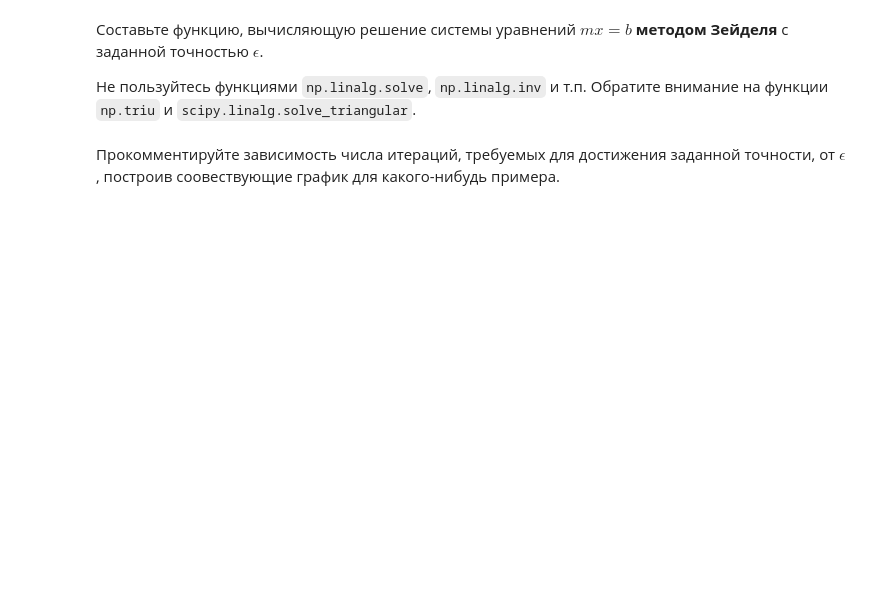
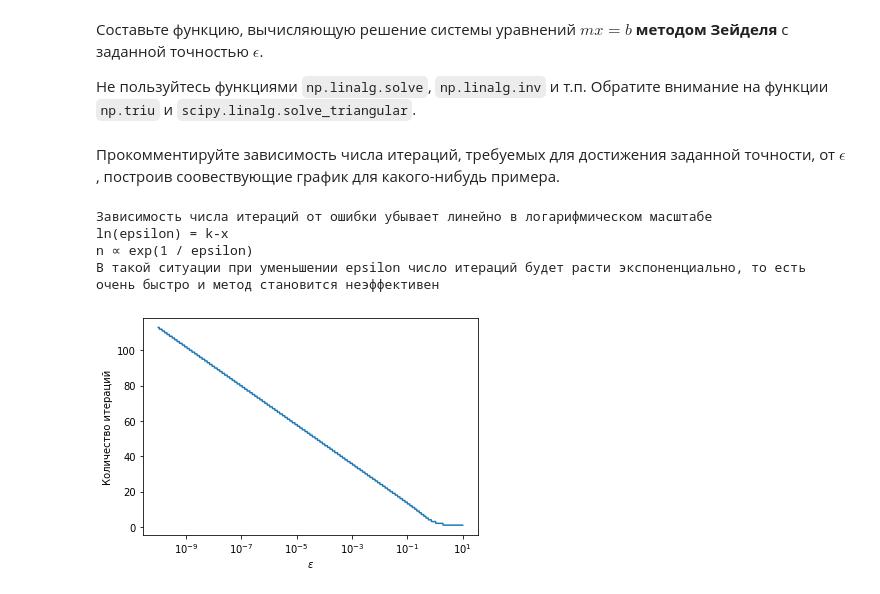
Before and after one commit to nazar-si/calc-phys, a Jupyter notebook: Seidel_Poisson.ipynb, the cells around one changed output. Cells and saved outputs as stored; diff of their text form; code cells hidden in the pictures; blank space fills up the shorter version.

Commit message:
Ameliorated explanation in Seidel task

```diff
--- a/Seidel_Poisson.ipynb
+++ b/Seidel_Poisson.ipynb
@@ -136,3 +147,30 @@ raise NotImplementedError()
+# %%
+m = lhs_matrix(6)
+b = np.zeros(m.shape[0])
+x0 = np.ones(m.shape[0])
+
+b[b.size//2] = 1
+its = []
+eps = np.logspace(1, -10, 1000)
+for e in eps:
+    its.append(seidel_solve(m, b, x0, eps=e)[1])
+
+plt.plot(eps, its)
+plt.xscale('log')
+plt.xlabel("$\\varepsilon$")
+plt.ylabel("Количество итераций")
+
+print("Зависимость числа итераций от ошибки убывает линейно в логарифмическом масштабе")
+print("ln(epsilon) = k-x")
+print("n ∝ exp(1 / epsilon)")
+
+print("В такой ситуации при уменьшении epsilon число итераций будет расти экспоненциально, то есть очень быстро и метод становится неэффективен")
+# %% [output]
+Зависимость числа итераций от ошибки убывает линейно в логарифмическом масштабе
+ln(epsilon) = k-x
+n ∝ exp(1 / epsilon)
+В такой ситуации при уменьшении epsilon число итераций будет расти экспоненциально, то есть очень быстро и метод становится неэффективен
+[figure, added]
 # %%
 # Построим решение
 m = lhs_matrix(n=15)
```
Also changed, not shown: parts of 8 cells of this notebook.
